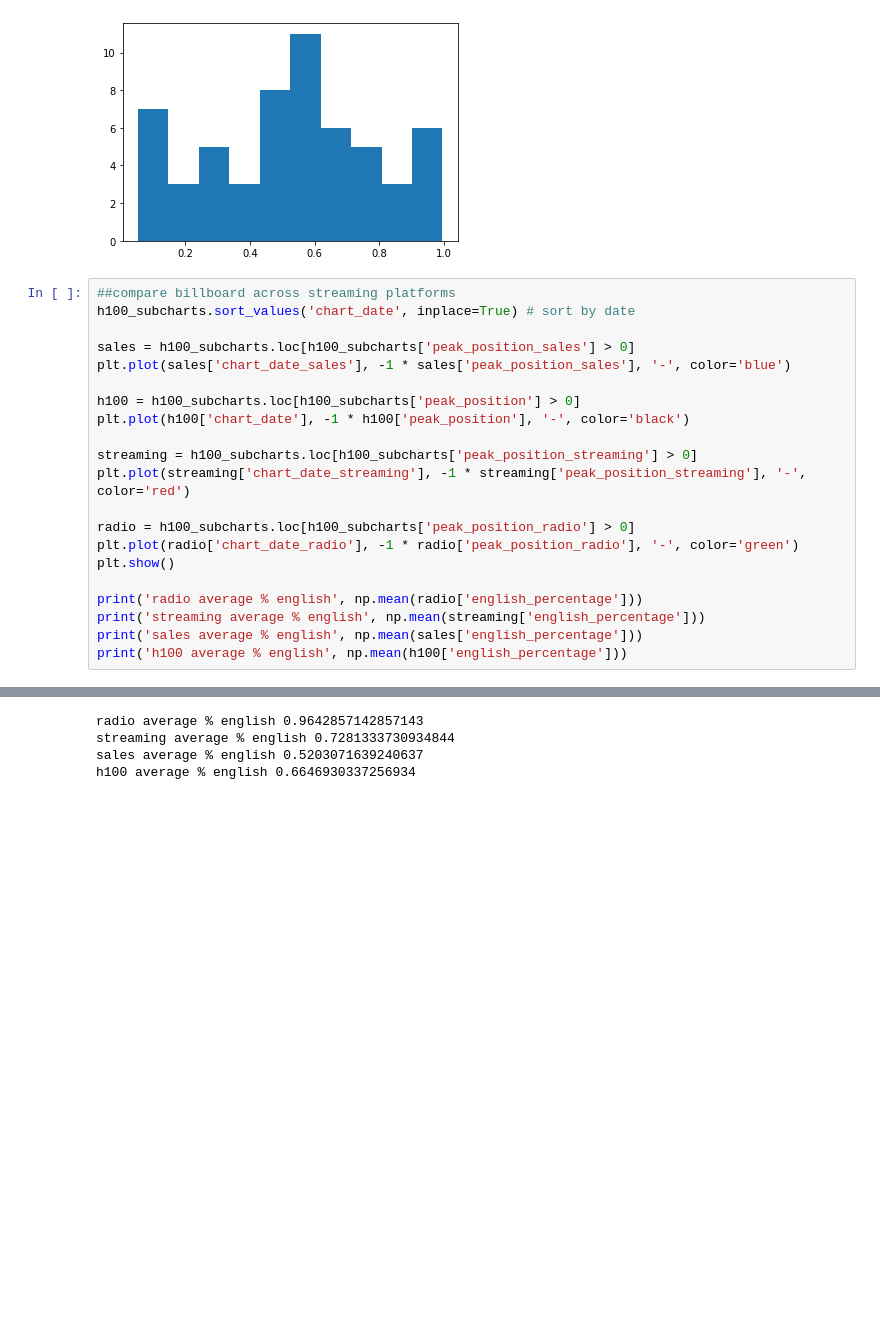
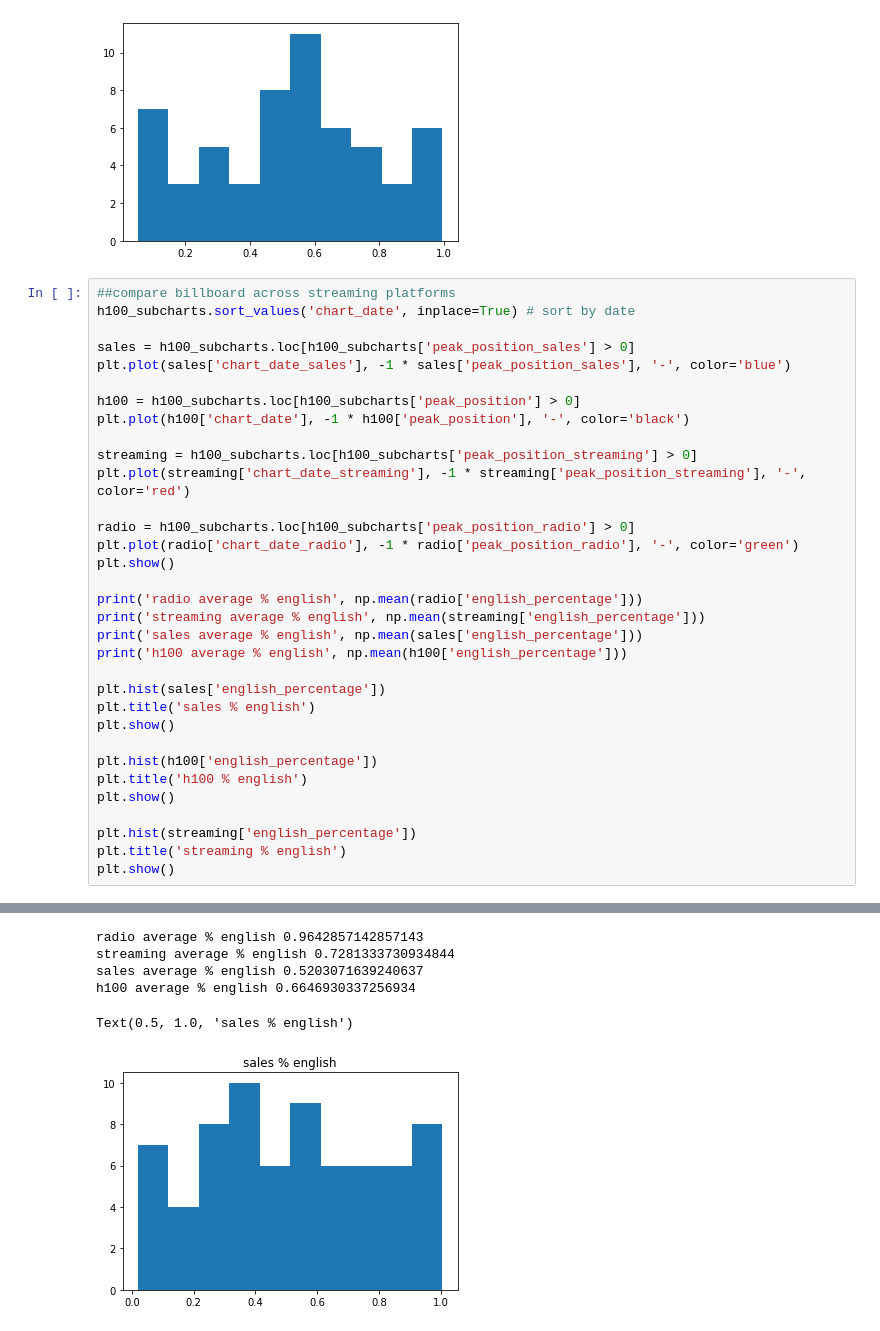
Before and after one commit to emmastiefel/Kpop-Language-Billboard-Data-Processing, a Jupyter notebook: exploratory-analysis.ipynb, the cells around one changed output, grey strips where cells are left out. Cells and saved outputs as stored; diff of their text form; blank space fills up the shorter version.

```diff
--- a/exploratory-analysis.ipynb
+++ b/exploratory-analysis.ipynb
@@ -49,28 +49,42 @@ plt.show()
 # %%
 ##compare billboard across streaming platforms
 h100_subcharts.sort_values('chart_date', inplace=True) # sort by date
 
 sales = h100_subcharts.loc[h100_subcharts['peak_position_sales'] > 0]
 plt.plot(sales['chart_date_sales'], -1 * sales['peak_position_sales'], '-', color='blue')
 
 h100 = h100_subcharts.loc[h100_subcharts['peak_position'] > 0]
 plt.plot(h100['chart_date'], -1 * h100['peak_position'], '-', color='black')
 
 streaming = h100_subcharts.loc[h100_subcharts['peak_position_streaming'] > 0]
 plt.plot(streaming['chart_date_streaming'], -1 * streaming['peak_position_streaming'], '-', color='red')
 
 radio = h100_subcharts.loc[h100_subcharts['peak_position_radio'] > 0]
 plt.plot(radio['chart_date_radio'], -1 * radio['peak_position_radio'], '-', color='green')
 plt.show()
 
 print('radio average % english', np.mean(radio['english_percentage']))
 print('streaming average % english', np.mean(streaming['english_percentage']))
 print('sales average % english', np.mean(sales['english_percentage']))
 print('h100 average % english', np.mean(h100['english_percentage']))
+
+plt.hist(sales['english_percentage'])
+plt.title('sales % english')
+plt.show()
+
+plt.hist(h100['english_percentage'])
+plt.title('h100 % english')
+plt.show()
+
+plt.hist(streaming['english_percentage'])
+plt.title('streaming % english')
+plt.show()
 # %% [output]
 [figure]
 radio average % english 0.9642857142857143
 streaming average % english 0.7281333730934844
 sales average % english 0.5203071639240637
 h100 average % english 0.6646930337256934
+Text(0.5, 1.0, 'sales % english')
+[figure, added]
 # %%
```
Also changed, not shown: parts of 1 cell of this notebook, 3 other files.
